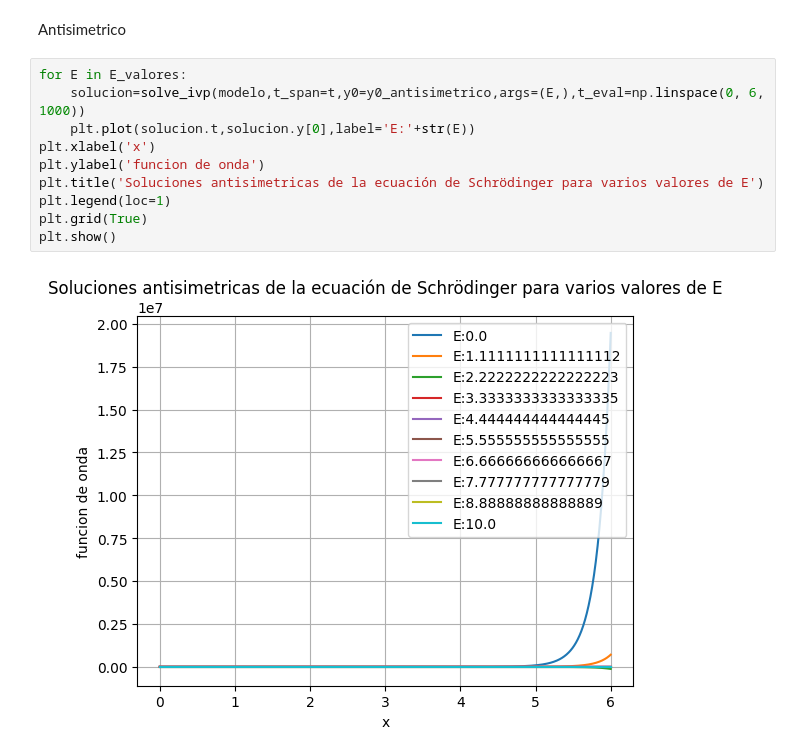
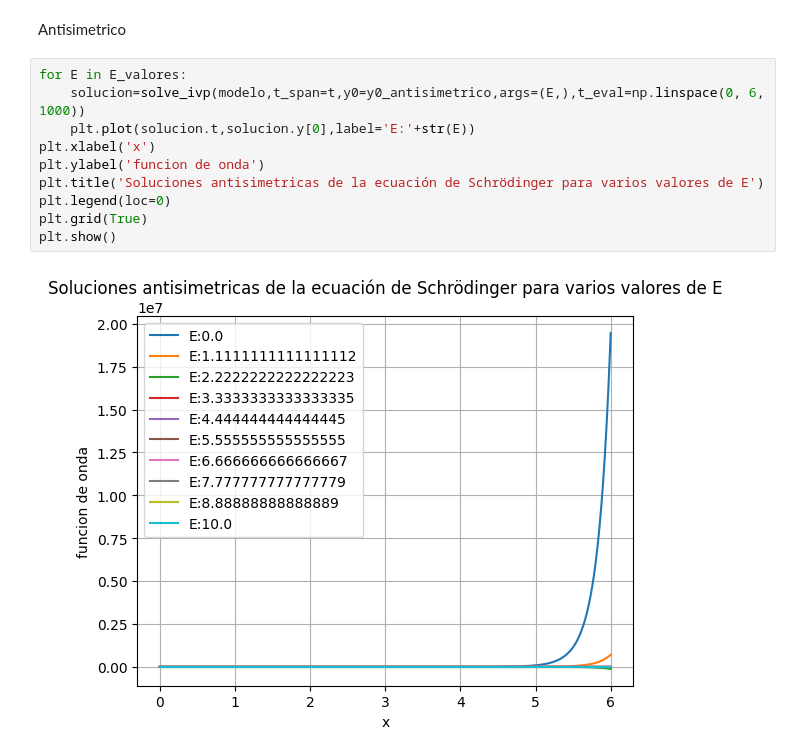
Before and after one commit to Metodos-Computacionales-II/Talleres, a Jupyter notebook: Taller 3/Taller 3.ipynb, the cells around one changed output. Saved outputs shown, nothing was run; the diff lists cells and outputs as text.

```diff
--- a/Taller 3/Taller 3.ipynb
+++ b/Taller 3/Taller 3.ipynb
@@ -215,12 +215,12 @@ Antisimetrico
 # %%
 for E in E_valores:
     solucion=solve_ivp(modelo,t_span=t,y0=y0_antisimetrico,args=(E,),t_eval=np.linspace(0, 6, 1000))
     plt.plot(solucion.t,solucion.y[0],label='E:'+str(E))
 plt.xlabel('x')
 plt.ylabel('funcion de onda')
 plt.title('Soluciones antisimetricas de la ecuación de Schrödinger para varios valores de E')
-plt.legend(loc=1)
+plt.legend(loc=0)
 plt.grid(True)
 plt.show()
 # %% [output]
-[figure, old version]
+[figure, new version]
```
Also changed, not shown: parts of 1 cell of this notebook, 3 other files.
